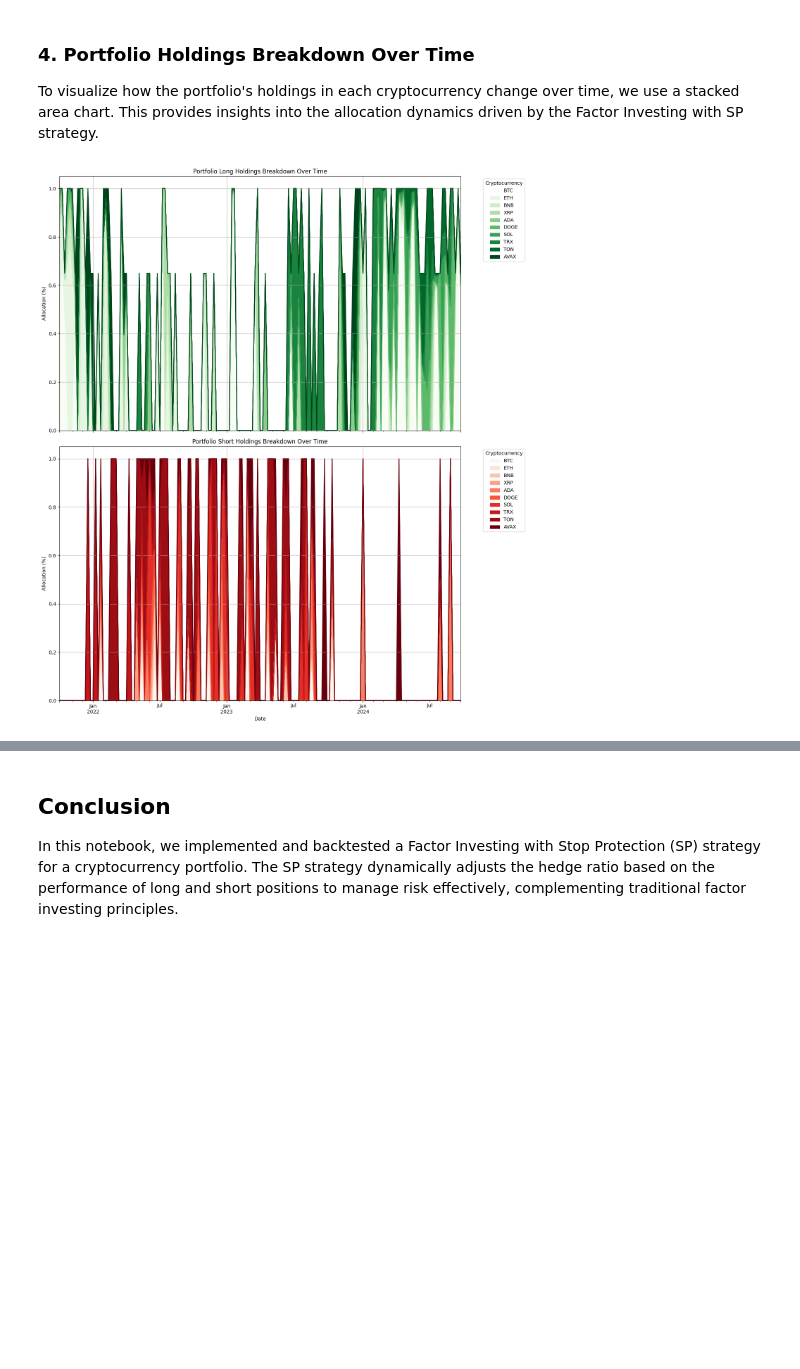
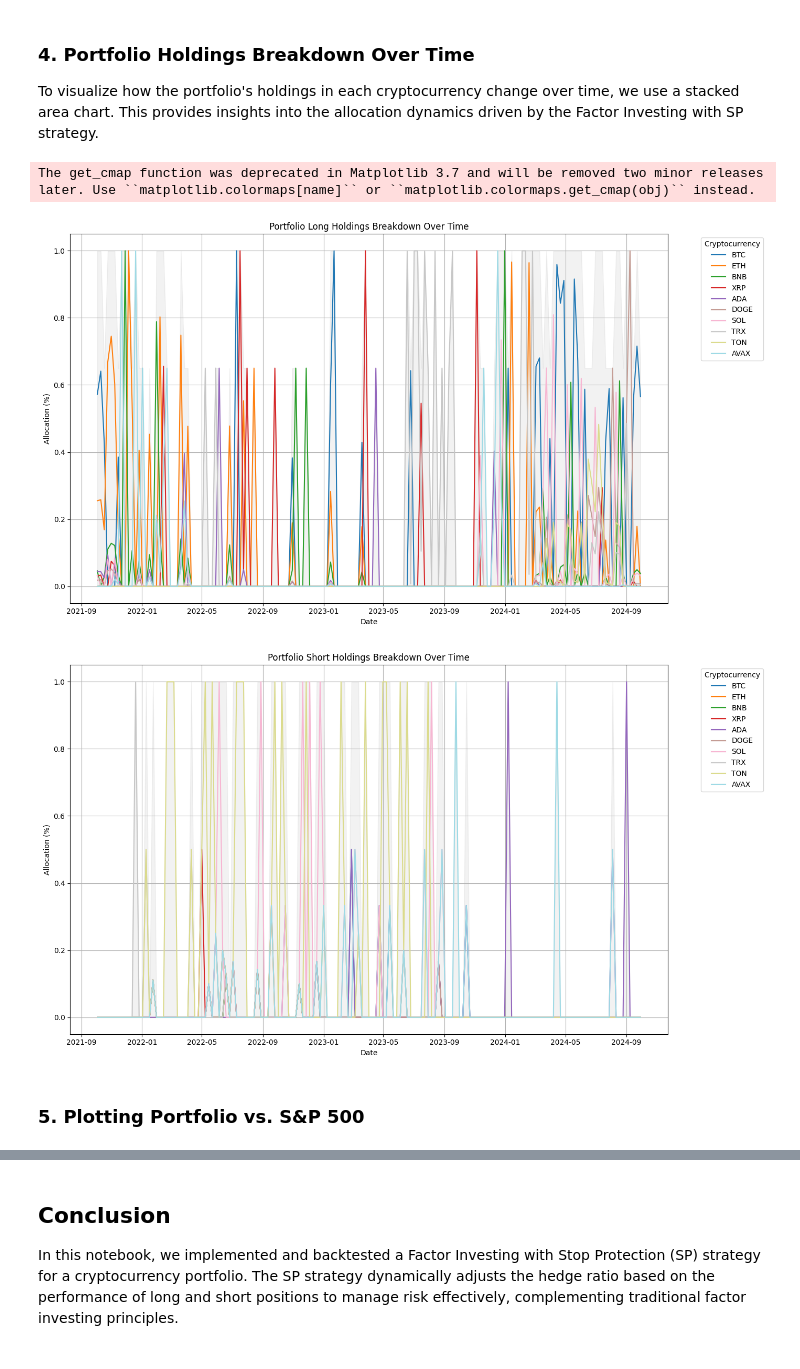
Before and after one commit to ak7660/GraapeInvestment, a Jupyter notebook: strategy.ipynb, the cells around one changed output, grey strips where cells are left out. Drawn from its saved outputs; the diff is of its cells as text; code cells hidden in the pictures; blank space fills up the shorter version.

```diff
--- a/strategy.ipynb
+++ b/strategy.ipynb
@@ -615,45 +673,54 @@ plot_daily_returns_on_assets(price_data)
 ### 4. Portfolio Holdings Breakdown Over Time
 To visualize how the portfolio's holdings in each cryptocurrency change over time, we use a stacked area chart. This provides insights into the allocation dynamics driven by the Factor Investing with SP strategy.
 # %%
+import matplotlib.cm as cm
 def plot_portfolio_holdings(holdings_history_df):
     """
     Plot the portfolio holdings breakdown over time with distinct colors for each asset.
+    Separates long and short holdings into separate stacked area charts.
     """
     # Separate long and short holdings
     longs = holdings_history_df.clip(lower=0)
     shorts = holdings_history_df.clip(upper=0).abs()
 
-    # Define a distinct color palette
+    # Define a distinct color palette using tab20
     num_assets = holdings_history_df.columns.nunique()
     color_palette = cm.get_cmap('tab20', num_assets)
-
-    # Assign a unique color to each cryptocurrency
-    colors = {asset: color_palette(i) for i, asset in enumerate(holdings_history_df.columns)}
+    colors = [color_palette(i) for i in range(num_assets)]
+    color_dict = dict(zip(holdings_history_df.columns, colors))
 
     # Plot Long Holdings
-    if not longs.empty and longs.sum().sum() > 0:
+    if longs.sum().sum() > 0:
         plt.figure(figsize=(14, 8))
-        longs.plot.area(stacked=True, color=[colors[col] for col in longs.columns])
+        for asset in longs.columns:
+            plt.plot(longs.index, longs[asset], label=asset, color=color_dict[asset])
+        plt.fill_between(longs.index, 0, longs.sum(axis=1), color='gray', alpha=0.1)
         plt.title('Portfolio Long Holdings Breakdown Over Time')
         plt.xlabel('Date')
         plt.ylabel('Allocation (%)')
         plt.legend(title='Cryptocurrency', bbox_to_anchor=(1.05, 1), loc='upper left')
         plt.grid(True)
         plt.tight_layout()
         plt.show()
 
     # Plot Short Holdings
-    if not shorts.empty and shorts.sum().sum() > 0:
+    if shorts.sum().sum() > 0:
         plt.figure(figsize=(14, 8))
-        shorts.plot.area(stacked=True, color=[colors[col] for col in shorts.columns])
+        for asset in shorts.columns:
+            plt.plot(shorts.index, shorts[asset], label=asset, color=color_dict[asset])
+        plt.fill_between(shorts.index, 0, shorts.sum(axis=1), color='gray', alpha=0.1)
         plt.title('Portfolio Short Holdings Breakdown Over Time')
         plt.xlabel('Date')
         plt.ylabel('Allocation (%)')
         plt.legend(title='Cryptocurrency', bbox_to_anchor=(1.05, 1), loc='upper left')
         plt.grid(True)
         plt.tight_layout()
         plt.show()
 
 plot_portfolio_holdings(holdings_history)
 # %% [output]
+The get_cmap function was deprecated in Matplotlib 3.7 and will be removed two minor releases later. Use ``matplotlib.colormaps[name]`` or ``matplotlib.colormaps.get_cmap(obj)`` instead.
-[figure, old version]
+[figure, new version]
+[figure, added]
+# %% [markdown]
+### 5. Plotting Portfolio vs. S&P 500
```
Also changed, not shown: parts of 5 cells of this notebook, 1 other file.
